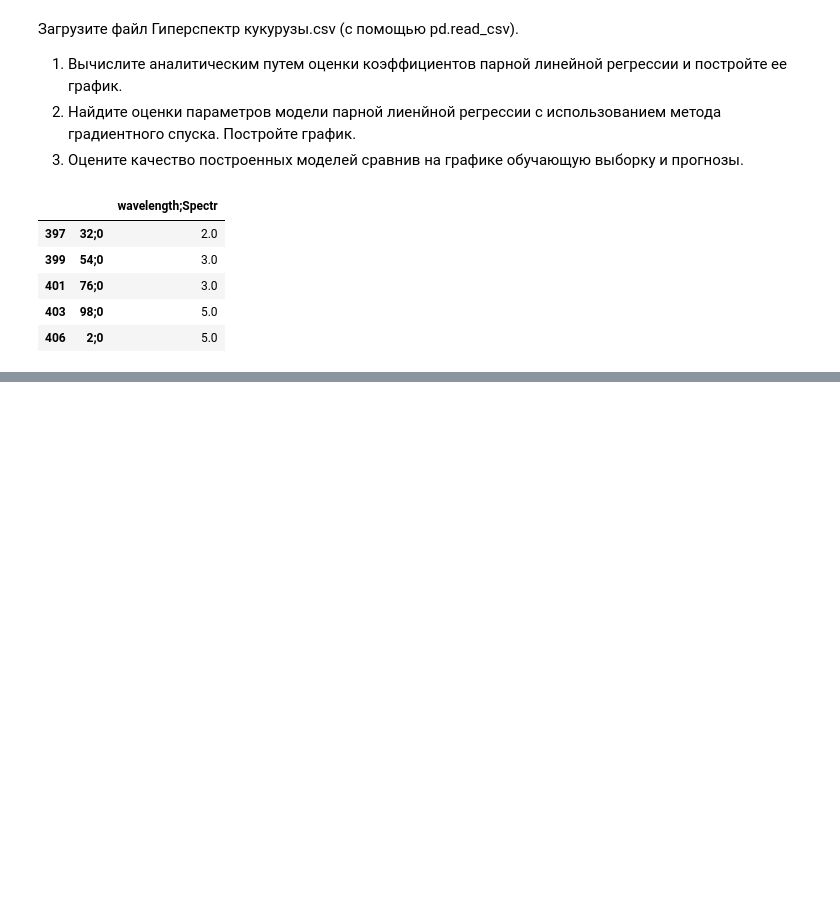
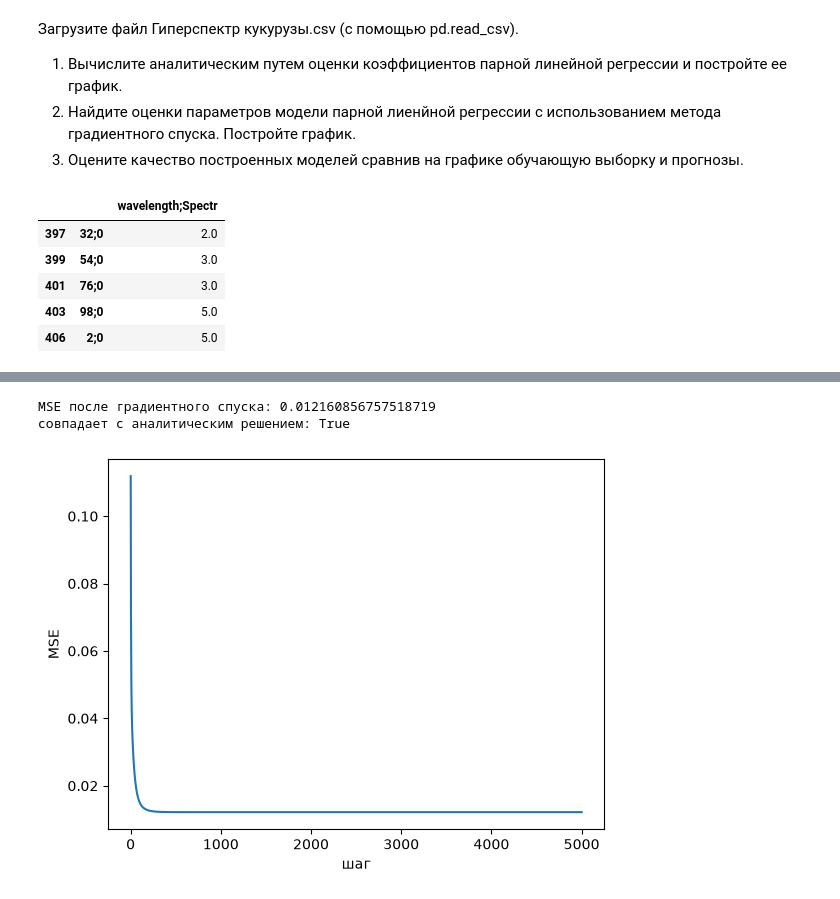
Before and after one commit to vladcheck/algorithms-5c, a Jupyter notebook: Текущий контроль 1-2/Текущий контроль 1.ipynb, the cells around one changed output, grey strips where cells are left out. Saved outputs shown, nothing was run; the diff lists cells and outputs as text; code cells hidden in the pictures; blank space fills up the shorter version.

```diff
--- a/Текущий контроль 1-2/Текущий контроль 1.ipynb
+++ b/Текущий контроль 1-2/Текущий контроль 1.ipynb
@@ -357,0 +440,18 @@ MAPE получается особенно большим, так как в об
+# %%
+#Проверка: тот же результат даёт градиентный спуск (method="gd")
+d = 3
+coef_gd, steps_gd, errors_gd = poly_fit(x, Y, d, method="gd", alpha=1e-4)
+print("MSE после градиентного спуска:", errors_gd[-1])
+print("совпадает с аналитическим решением:",
+      np.allclose(coef_gd, fits[d], atol=1e-3))
+
+#Кривая обучения — изменение MSE в процессе градиентного спуска
+plt.figure()
+plt.plot(steps_gd, errors_gd)
+plt.xlabel("шаг")
+plt.ylabel("MSE")
+plt.show()
+# %% [output]
+MSE после градиентного спуска: 0.012160856757518719
+совпадает с аналитическим решением: True
+[figure, added]
```
Also changed, not shown: parts of 26 cells of this notebook, 1 other file.
